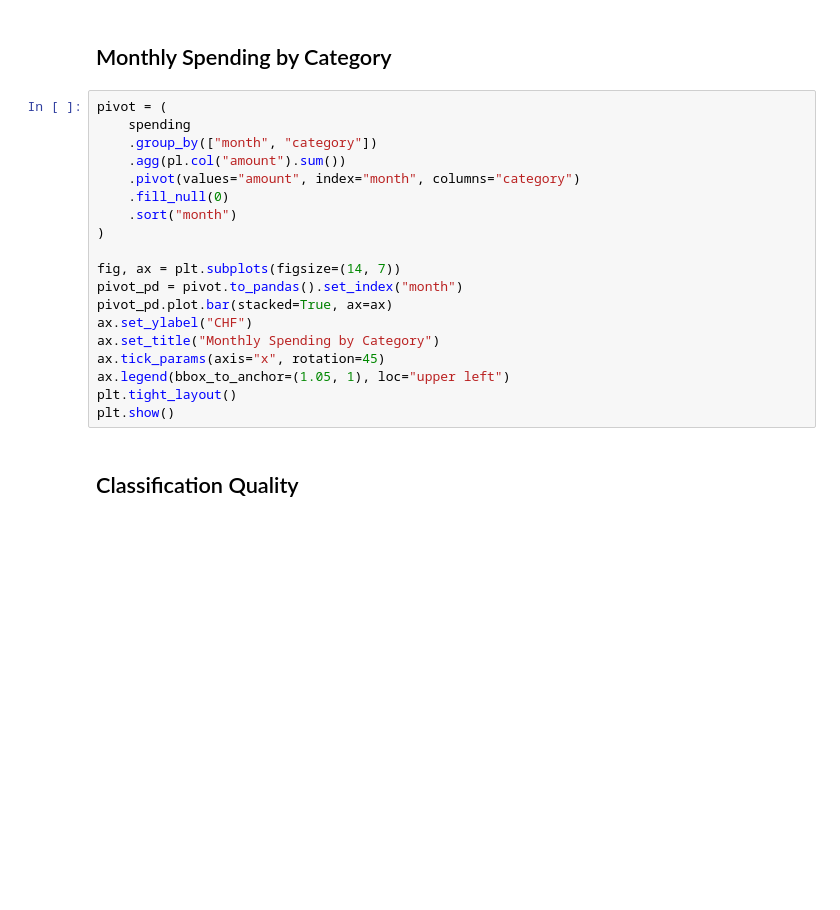
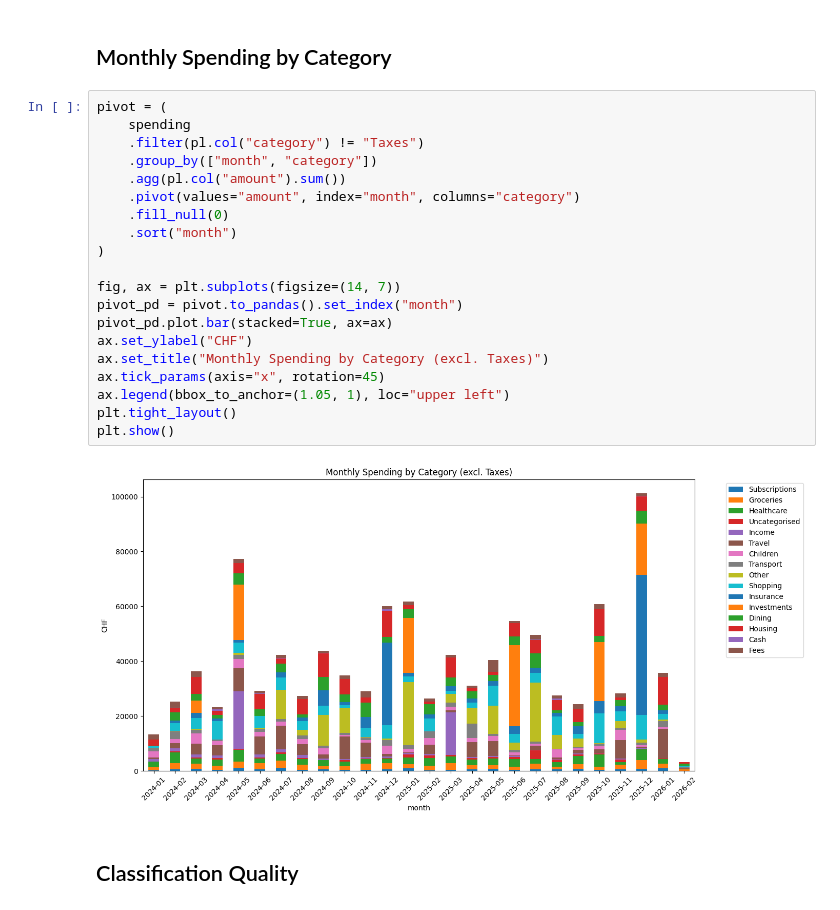
Before and after one commit to mazhewitt/budget-analyser, a Jupyter notebook: analysis.ipynb, the cells around one changed output. Cells and saved outputs as stored; diff of their text form; blank space fills up the shorter version.

```diff
--- a/analysis.ipynb
+++ b/analysis.ipynb
@@ -85,22 +315,25 @@ top
 # %%
 pivot = (
     spending
+    .filter(pl.col("category") != "Taxes")
     .group_by(["month", "category"])
     .agg(pl.col("amount").sum())
     .pivot(values="amount", index="month", columns="category")
     .fill_null(0)
     .sort("month")
 )
 
 fig, ax = plt.subplots(figsize=(14, 7))
 pivot_pd = pivot.to_pandas().set_index("month")
 pivot_pd.plot.bar(stacked=True, ax=ax)
 ax.set_ylabel("CHF")
-ax.set_title("Monthly Spending by Category")
+ax.set_title("Monthly Spending by Category (excl. Taxes)")
 ax.tick_params(axis="x", rotation=45)
 ax.legend(bbox_to_anchor=(1.05, 1), loc="upper left")
 plt.tight_layout()
 plt.show()
+# %% [output]
+[figure, added]
 # %% [markdown]
 ## Classification Quality
 # %%
```
Also changed, not shown: parts of 17 cells of this notebook, 32 other files.
